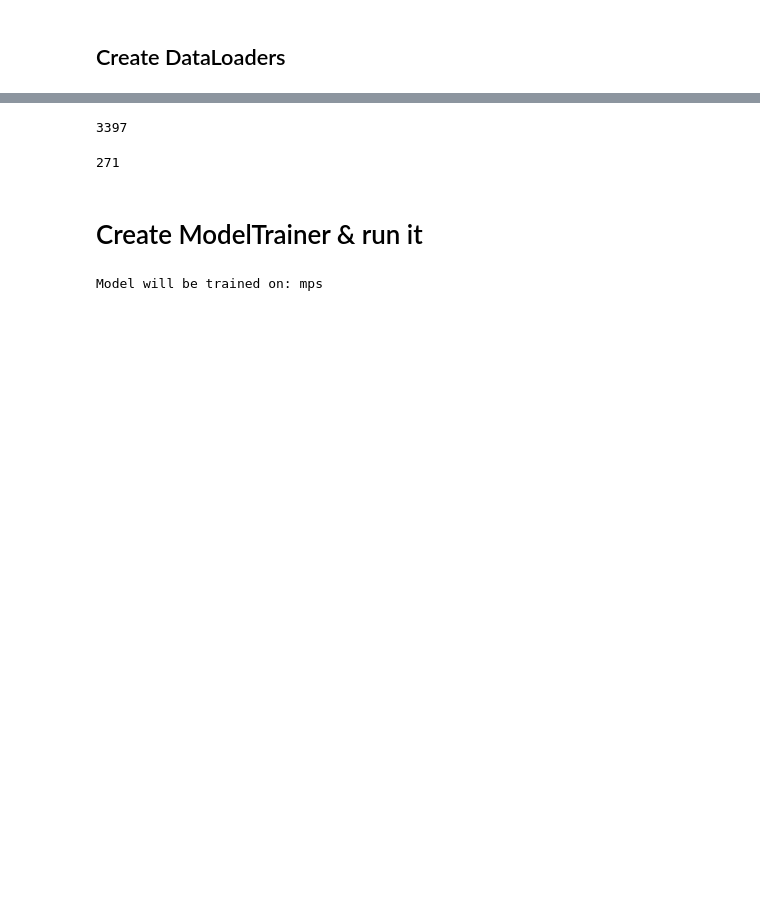
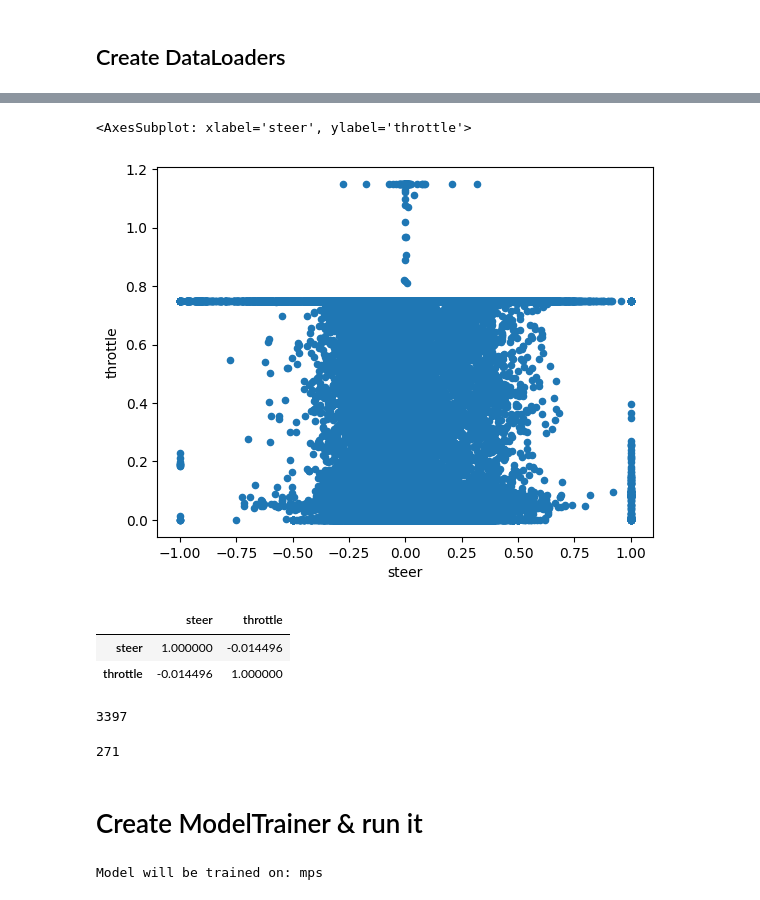
Before and after one commit to moritzwassmer/APPRAS_e2e_imitation, a Jupyter notebook: models/resnet_baseline/notebooks/run_model_trainer.ipynb, the cells around one changed output, grey strips where cells are left out. Cells and saved outputs as stored; diff of their text form; code cells hidden in the pictures; blank space fills up the shorter version.

```diff
--- a/models/resnet_baseline/notebooks/run_model_trainer.ipynb
+++ b/models/resnet_baseline/notebooks/run_model_trainer.ipynb
@@ -98,2 +120,13 @@ dict_keys(['brake', 'steer', 'throttle'])
+# %%
+df_meas_train.plot.scatter(x="steer", y="throttle")
+# %% [output]
+<AxesSubplot: xlabel='steer', ylabel='throttle'>
+[figure, added]
+# %%
+df_meas_train[["steer", "throttle"]].corr()
+# %% [output]
+|  | steer | throttle |
+| steer | 1.000000 | -0.014496 |
+| throttle | -0.014496 | 1.000000 |
 # %%
 weighted_random_sampler = None
```
Also changed, not shown: parts of 12 cells of this notebook, 1 other file.
